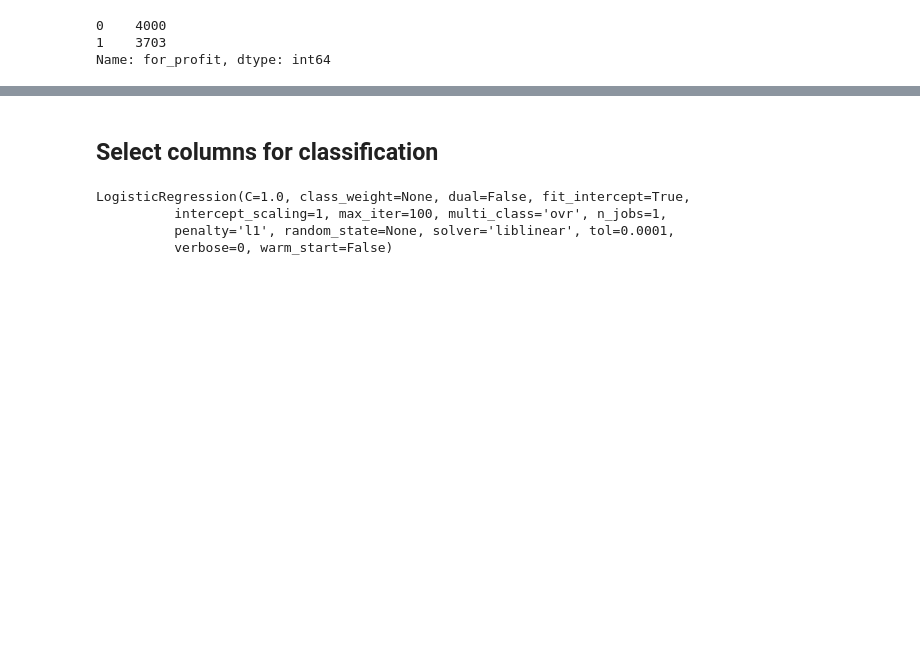
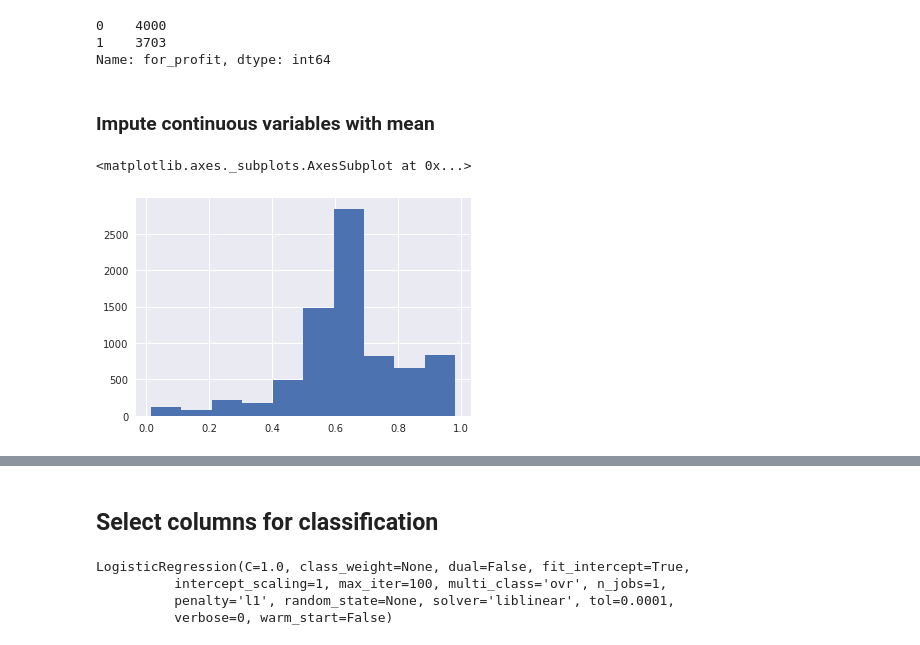
Before and after one commit to aawiegel/CollegeClassification, a Jupyter notebook: Classification.ipynb, the cells around one changed output, grey strips where cells are left out. Cells and saved outputs as stored; diff of their text form; code cells hidden in the pictures; blank space fills up the shorter version.

```diff
--- a/Classification.ipynb
+++ b/Classification.ipynb
@@ -130,6 +130,8 @@ student_lownull = list(student_lownull_df.columns.values)
 # %%
 student_lownull.remove('index')
 student_lownull.remove('avg_dependent_income.2014dollars')
+student_lownull.remove('demographics.avg_family_income')
+student_lownull.remove('demographics.avg_family_income_independents')
 student_lownull.remove('avg_independent_income.2014dollars')
 student_lownull.remove('FAFSA_applications')
 student_lownull.remove('family_income.dependent_students')
@@ -284,6 +286,30 @@ school_df.for_profit.value_counts()
 0    4000
 1    3703
 Name: for_profit, dtype: int64
+# %% [markdown]
+### Impute continuous variables with mean
+# %%
+continuous_vars = ['instructional_expenditure_per_fte', 'tuition_revenue_per_fte', '3_yr_default_rate',
+                  'federal_loan_rate', 'pell_grant_rate', 'demographics.age_entry',
+                  'demographics.dependent', 'demographics.female_share', 'demographics.married',
+                  'demographics.median_family_income', 'demographics.race_ethnicity.aian',
+                   'demographics.race_ethnicity.asian','demographics.race_ethnicity.black',
+                   'demographics.race_ethnicity.hispanic','demographics.race_ethnicity.nhpi',
+                   'demographics.race_ethnicity.non_resident_alien',
+                   'demographics.race_ethnicity.two_or_more',
+                   'demographics.race_ethnicity.unknown','demographics.race_ethnicity.white',
+                   'fafsa_sent.2_college_allyrs', 'part_time_share','share_25_older',
+                   'share_firstgeneration','share_firstgeneration_parents.somecollege',
+                   'share_independent_students','share_lowincome.0_30000',
+                   'share_middleincome.30001_48000','size','students_with_pell_grant']
+# %%
+for var in continuous_vars:
+    school_df[var].fillna(school_df[var].mean(), inplace=True)
+# %%
+school_df['demographics.female_share'].hist()
+# %% [output]
+<matplotlib.axes._subplots.AxesSubplot at 0x...>
+[figure, added]
 # %%
 school_df.info()
 # %% [output]
```
Also changed, not shown: parts of 23 cells of this notebook.
